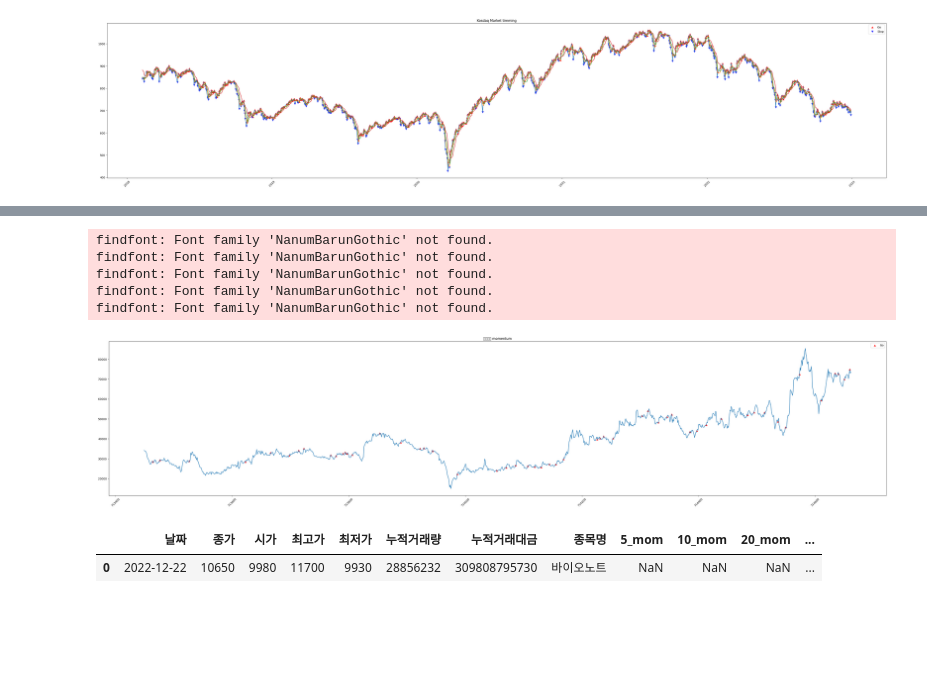
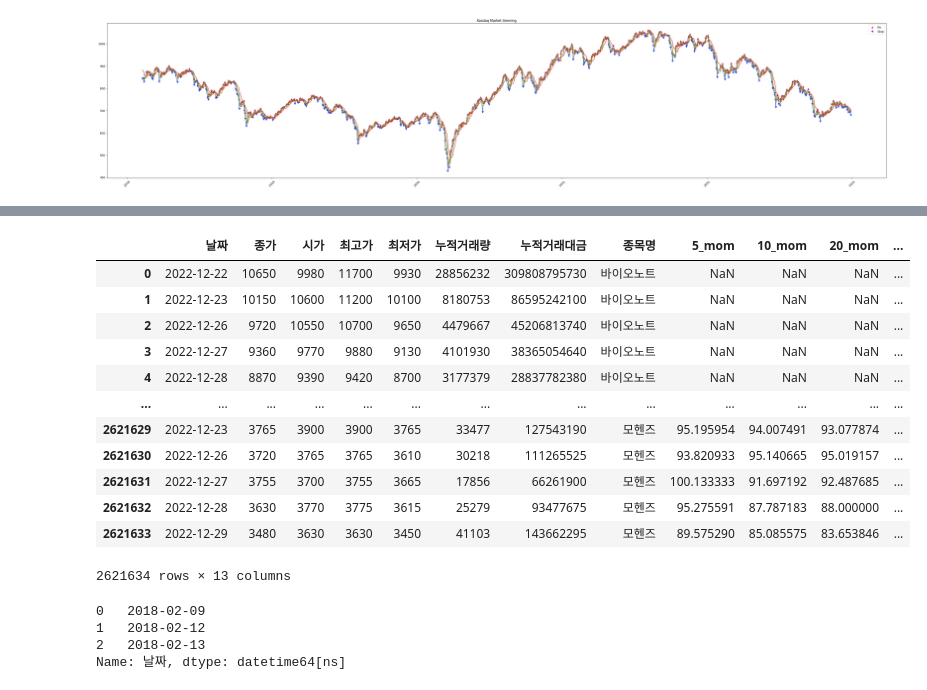
Before and after one commit to eseom31/Kis_Api_test, a Jupyter notebook: BackTesting_System/backtesting_main.ipynb, the cells around one changed output, grey strips where cells are left out. Cells and saved outputs as stored; diff of their text form; code cells hidden in the pictures; blank space fills up the shorter version.

```diff
--- a/BackTesting_System/backtesting_main.ipynb
+++ b/BackTesting_System/backtesting_main.ipynb
@@ -176,15 +171,5 @@ memory usage: 220.0+ MB
 당일{momenutm} >= 1일전{momentum} and <110(급등주 쫒기 방지)
 # %%
 df_kosdaq_mt = df_kosdaq_mt.reset_index()
-# %%
-def make_signal(df):
-    object_list = df['종목명'].unique()
-    for i in object_list:
-        idx = df[df['종목명']==i].index
-        con1=(df.loc[idx[0]:idx[-1],'5_mom'].shift(2)<100)&(df.loc[idx[0]:idx[-1],'5_mom'].shift(2)>=95)
-        con2=(df.loc[idx[0]:idx[-1],'5_mom'].shift(1)>=100)&(df.loc[idx[0]:idx[-1],'5_mom'].shift(1)<110)
-        con3=(df.loc[idx[0]:idx[-1],'5_mom']>=df.loc[idx[0]:idx[-1],'5_mom'].shift(1))&(df.loc[idx[0]:idx[-1],'5_mom']<110)
-        df.loc[idx[0]:idx[-1], 'signal'] = con1&con2&con3
-    return df
 # %%
-test = make_signal(df_mom)
+df_mom = make_signal(df_mom)
@@ -242,14 +188,0 @@ test_samsung = test[test['종목명']=='한화에어로스페이스']
-# %%
-plot_signal(test_samsung)
-# %% [output]
-findfont: Font family 'NanumBarunGothic' not found.
-findfont: Font family 'NanumBarunGothic' not found.
-findfont: Font family 'NanumBarunGothic' not found.
-findfont: Font family 'NanumBarunGothic' not found.
-findfont: Font family 'NanumBarunGothic' not found.
-[figure, removed]
-# %%
-test.head(1)
-# %% [output]
-|  | 날짜 | 종가 | 시가 | 최고가 | 최저가 | 누적거래량 | 누적거래대금 | 종목명 | 5_mom | 10_mom | 20_mom | ... |
-| 0 | 2022-12-22 | 10650 | 9980 | 11700 | 9930 | 28856232 | 309808795730 | 바이오노트 | NaN | NaN | NaN | ... |
@@ -257,0 +189,30 @@ test.head(1)
+# %%
+def make_5_return(df):
+    object_list = df['종목명'].unique()
+    for i in object_list:
+        idx = df[df['종목명']==i].index
+        df.loc[idx[0]:idx[-1], '5일후_종가'] = df.loc[idx[0]:idx[-1],'종가'].shift(-5)
+    return df
+# %%
+make_5_return(df_mom)
+# %% [output]
+|  | 날짜 | 종가 | 시가 | 최고가 | 최저가 | 누적거래량 | 누적거래대금 | 종목명 | 5_mom | 10_mom | 20_mom | ... |
+| 0 | 2022-12-22 | 10650 | 9980 | 11700 | 9930 | 28856232 | 309808795730 | 바이오노트 | NaN | NaN | NaN | ... |
+| 1 | 2022-12-23 | 10150 | 10600 | 11200 | 10100 | 8180753 | 86595242100 | 바이오노트 | NaN | NaN | NaN | ... |
+| 2 | 2022-12-26 | 9720 | 10550 | 10700 | 9650 | 4479667 | 45206813740 | 바이오노트 | NaN | NaN | NaN | ... |
+| 3 | 2022-12-27 | 9360 | 9770 | 9880 | 9130 | 4101930 | 38365054640 | 바이오노트 | NaN | NaN | NaN | ... |
+| 4 | 2022-12-28 | 8870 | 9390 | 9420 | 8700 | 3177379 | 28837782380 | 바이오노트 | NaN | NaN | NaN | ... |
+| ... | ... | ... | ... | ... | ... | ... | ... | ... | ... | ... | ... | ... |
+| 2621629 | 2022-12-23 | 3765 | 3900 | 3900 | 3765 | 33477 | 127543190 | 모헨즈 | 95.195954 | 94.007491 | 93.077874 | ... |
+| 2621630 | 2022-12-26 | 3720 | 3765 | 3765 | 3610 | 30218 | 111265525 | 모헨즈 | 93.820933 | 95.140665 | 95.019157 | ... |
+| 2621631 | 2022-12-27 | 3755 | 3700 | 3755 | 3665 | 17856 | 66261900 | 모헨즈 | 100.133333 | 91.697192 | 92.487685 | ... |
+| 2621632 | 2022-12-28 | 3630 | 3770 | 3775 | 3615 | 25279 | 93477675 | 모헨즈 | 95.275591 | 87.787183 | 88.000000 | ... |
+| 2621633 | 2022-12-29 | 3480 | 3630 | 3630 | 3450 | 41103 | 143662295 | 모헨즈 | 89.575290 | 85.085575 | 83.653846 | ... |
+2621634 rows × 13 columns
+# %%
+df_kosdaq_mt['날짜'][:3]
+# %% [output]
+0   2018-02-09
+1   2018-02-12
+2   2018-02-13
+Name: 날짜, dtype: datetime64[ns]
```
Also changed, not shown: parts of 30 cells of this notebook.
